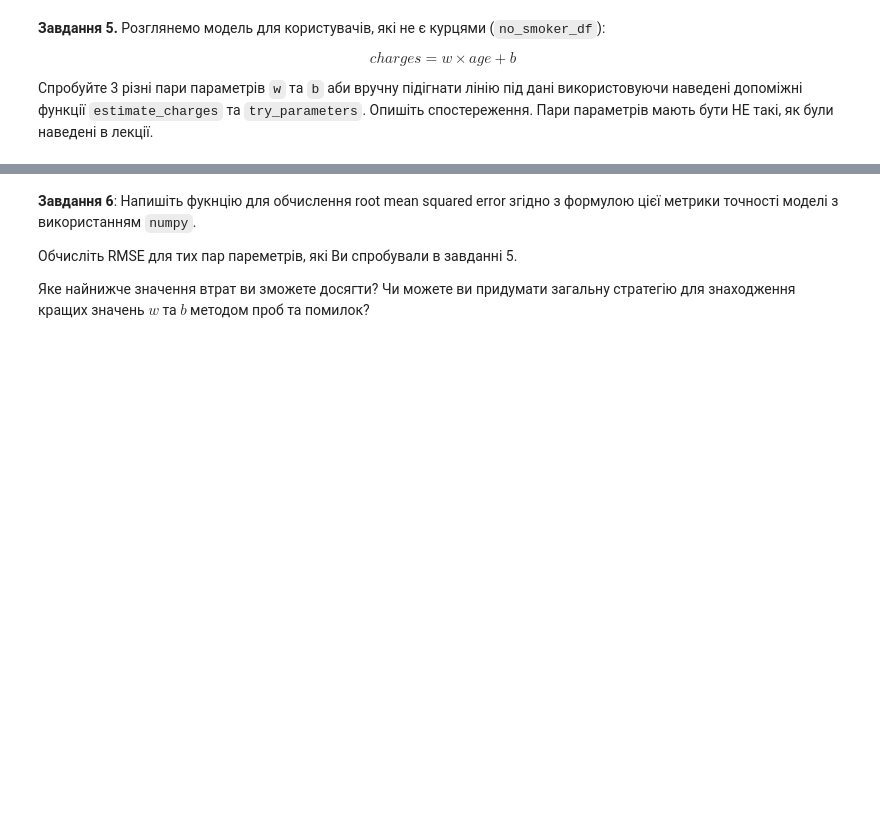
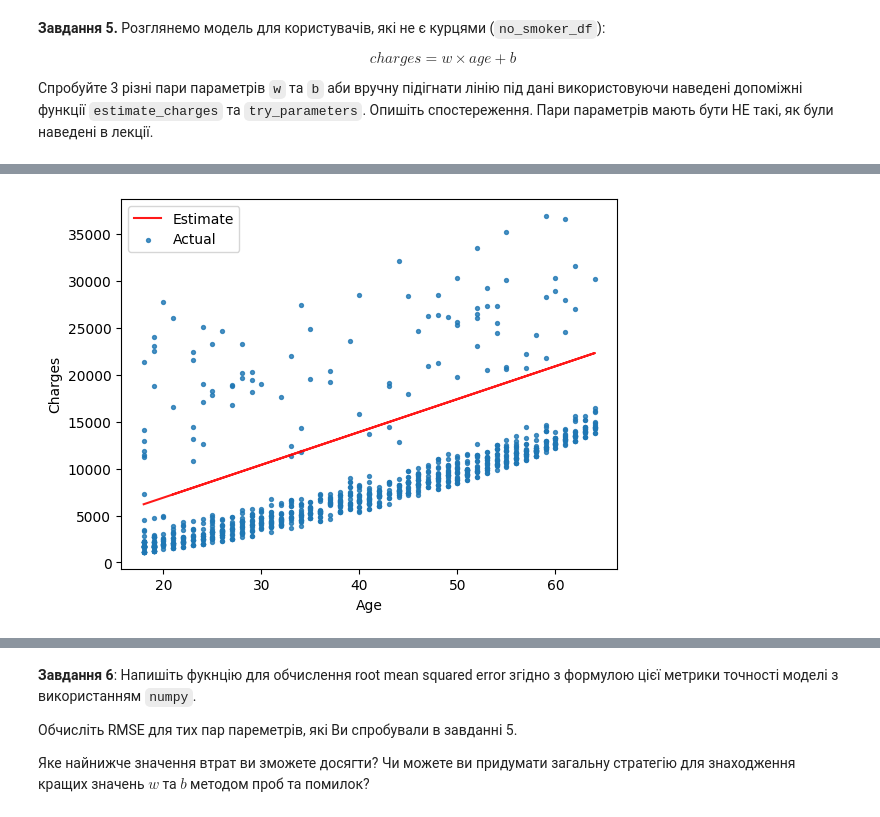
Before and after one commit to roldugina/Machine_learning_course, a Jupyter notebook: ML_task_2_2_lin_regr_analysis.ipynb, the cells around one changed output, grey strips where cells are left out. Saved outputs shown, nothing was run; the diff lists cells and outputs as text; code cells hidden in the pictures; blank space fills up the shorter version.

```diff
--- a/ML_task_2_2_lin_regr_analysis.ipynb
+++ b/ML_task_2_2_lin_regr_analysis.ipynb
@@ -147,0 +186,4 @@ def try_parameters(df, w, b):
+# %%
+try_parameters(non_smoker_df,350,-100)
+# %% [output]
+[figure, added]
```
Also changed, not shown: parts of 28 cells of this notebook.
